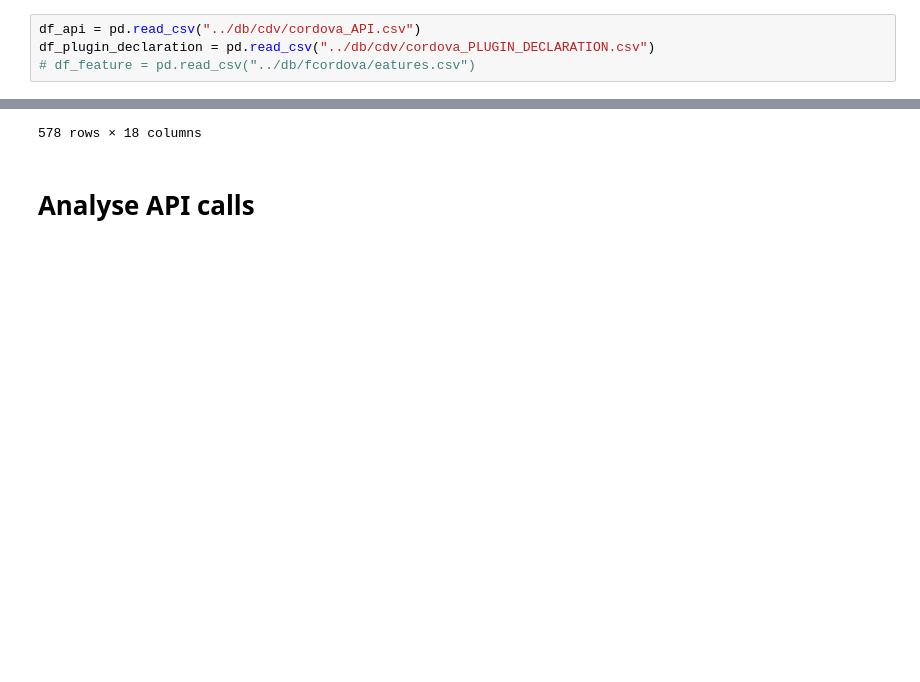
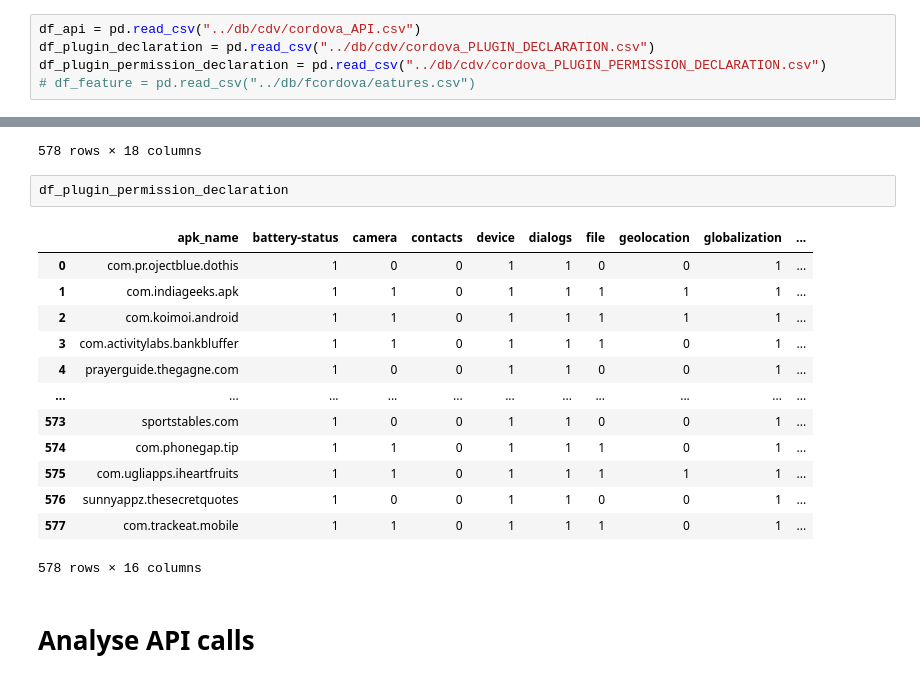
Before and after one commit to allensun623/Android-Security-Analysis, a Jupyter notebook: apk_analysis/data_analysis/cdv_plugins_declaration.ipynb, the cells around one changed output, grey strips where cells are left out. Cells and saved outputs as stored; diff of their text form; blank space fills up the shorter version.

Commit message:
added plugin permissions

```diff
--- a/apk_analysis/data_analysis/cdv_plugins_declaration.ipynb
+++ b/apk_analysis/data_analysis/cdv_plugins_declaration.ipynb
@@ -11,6 +11,7 @@ from collections import Counter
 # %%
 df_api = pd.read_csv("../db/cdv/cordova_API.csv")
 df_plugin_declaration = pd.read_csv("../db/cdv/cordova_PLUGIN_DECLARATION.csv")
+df_plugin_permission_declaration = pd.read_csv("../db/cdv/cordova_PLUGIN_PERMISSION_DECLARATION.csv")
 # df_feature = pd.read_csv("../db/fcordova/eatures.csv")
 # %%
 df_api.columns
@@ -72,6 +73,22 @@ df_plugin_declaration
 | 576 | sunnyappz.thesecretquotes | 1 | 1 | 1 | 1 | 1 | 1 | 1 | 0 | ... |
 | 577 | com.trackeat.mobile | 1 | 1 | 1 | 1 | 1 | 1 | 1 | 1 | ... |
 578 rows × 18 columns
+# %%
+df_plugin_permission_declaration
+# %% [output]
+|  | apk_name | battery-status | camera | contacts | device | dialogs | file | geolocation | globalization | ... |
+| 0 | com.pr.ojectblue.dothis | 1 | 0 | 0 | 1 | 1 | 0 | 0 | 1 | ... |
+| 1 | com.indiageeks.apk | 1 | 1 | 0 | 1 | 1 | 1 | 1 | 1 | ... |
+| 2 | com.koimoi.android | 1 | 1 | 0 | 1 | 1 | 1 | 1 | 1 | ... |
+| 3 | com.activitylabs.bankbluffer | 1 | 1 | 0 | 1 | 1 | 1 | 0 | 1 | ... |
+| 4 | prayerguide.thegagne.com | 1 | 0 | 0 | 1 | 1 | 0 | 0 | 1 | ... |
+| ... | ... | ... | ... | ... | ... | ... | ... | ... | ... | ... |
+| 573 | sportstables.com | 1 | 0 | 0 | 1 | 1 | 0 | 0 | 1 | ... |
+| 574 | com.phonegap.tip | 1 | 1 | 0 | 1 | 1 | 1 | 0 | 1 | ... |
+| 575 | com.ugliapps.iheartfruits | 1 | 1 | 0 | 1 | 1 | 1 | 1 | 1 | ... |
+| 576 | sunnyappz.thesecretquotes | 1 | 0 | 0 | 1 | 1 | 0 | 0 | 1 | ... |
+| 577 | com.trackeat.mobile | 1 | 1 | 0 | 1 | 1 | 1 | 0 | 1 | ... |
+578 rows × 16 columns
 # %% [markdown]
 # Analyse API calls
 # %% [markdown]
```
Also changed, not shown: parts of 14 cells of this notebook, 11 other files.
